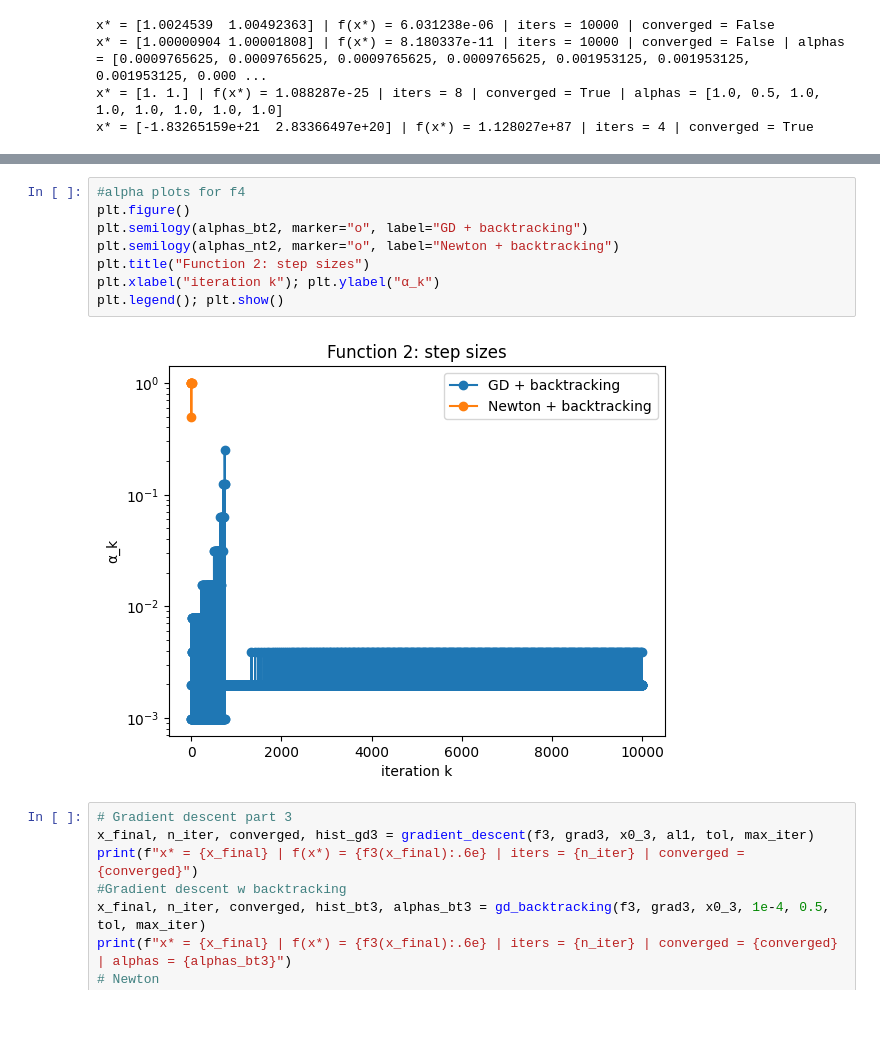
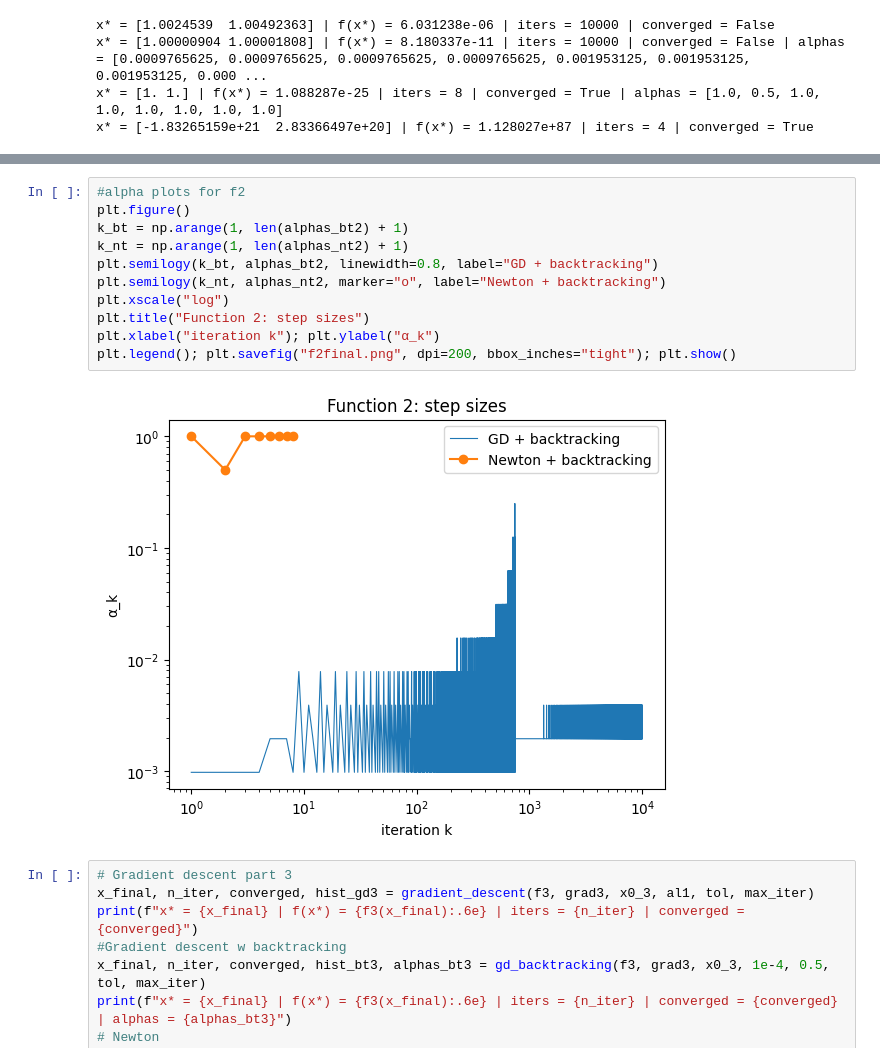
Before and after one commit to nab9644-boop/Reinforcement_Learning_OP, a Jupyter notebook: HW3/HW3RL_Q2.ipynb, the cells around one changed output, grey strips where cells are left out. Saved outputs shown, nothing was run; the diff lists cells and outputs as text; blank space fills up the shorter version.

```diff
--- a/HW3/HW3RL_Q2.ipynb
+++ b/HW3/HW3RL_Q2.ipynb
@@ -250,13 +255,16 @@ plt.legend(); plt.show()
 # %%
-#alpha plots for f4
+#alpha plots for f2
 plt.figure()
-plt.semilogy(alphas_bt2, marker="o", label="GD + backtracking")
-plt.semilogy(alphas_nt2, marker="o", label="Newton + backtracking")
+k_bt = np.arange(1, len(alphas_bt2) + 1)
+k_nt = np.arange(1, len(alphas_nt2) + 1)
+plt.semilogy(k_bt, alphas_bt2, linewidth=0.8, label="GD + backtracking")
+plt.semilogy(k_nt, alphas_nt2, marker="o", label="Newton + backtracking")
+plt.xscale("log")
 plt.title("Function 2: step sizes")
 plt.xlabel("iteration k"); plt.ylabel("α_k")
-plt.legend(); plt.show()
+plt.legend(); plt.savefig("f2final.png", dpi=200, bbox_inches="tight"); plt.show()
 # %% [output]
-[figure, old version]
+[figure, new version]
 # %%
 # Gradient descent part 3
 x_final, n_iter, converged, hist_gd3 = gradient_descent(f3, grad3, x0_3, al1, tol, max_iter)
```
Also changed, not shown: parts of 4 cells of this notebook.
